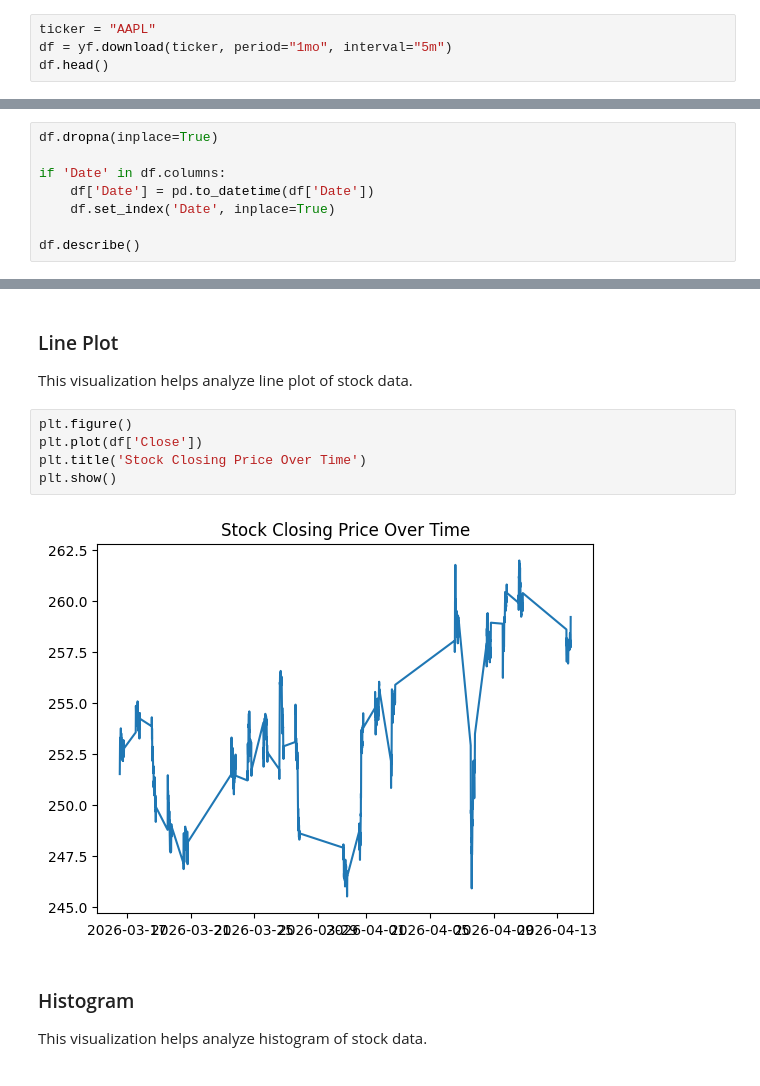
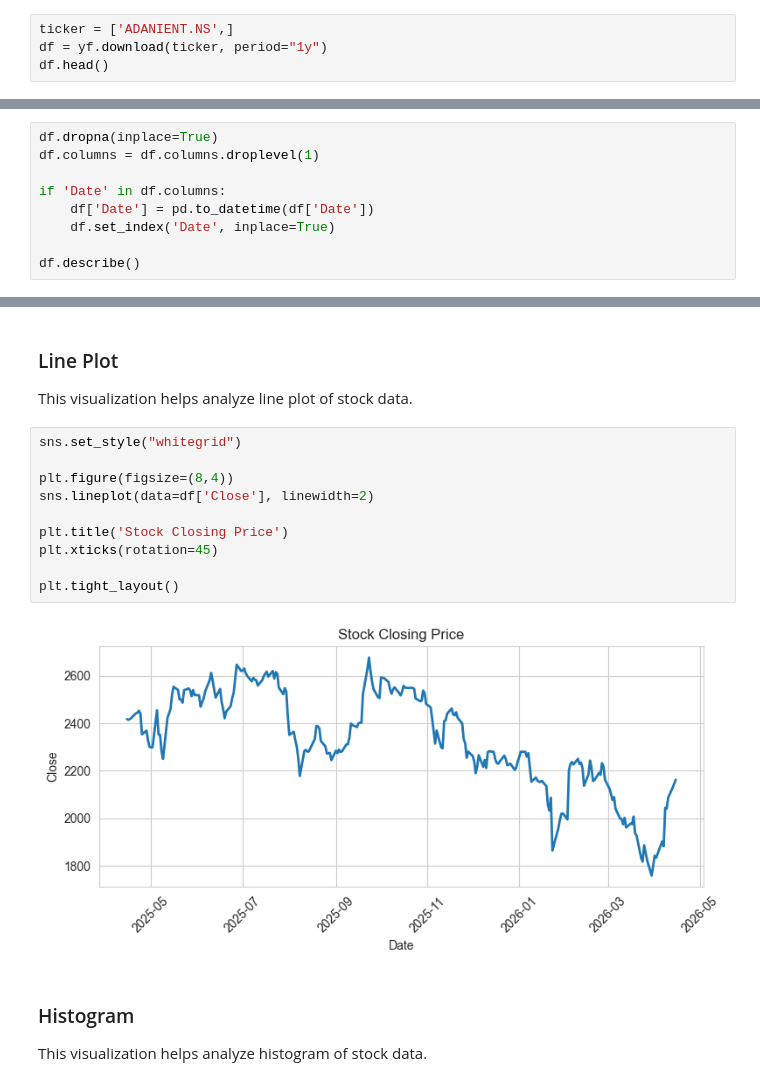
Before and after one commit to harsh4214/Practise-, a Jupyter notebook: Stock Project.ipynb, the cells around one changed output, grey strips where cells are left out. Drawn from its saved outputs; the diff is of its cells as text.

Commit message:
Used sns to upgrade my charts

```diff
--- a/Stock Project.ipynb
+++ b/Stock Project.ipynb
@@ -21,8 +21,8 @@ import yfinance as yf
 
 Load stock dataset from a CSV file. Replace 'stock_data.csv' with your dataset.
 # %%
-ticker = "AAPL"
-df = yf.download(ticker, period="1mo", interval="5m")
+ticker = ['ADANIENT.NS',]
+df = yf.download(ticker, period="1y")
 df.head()
 # %% [output]
 [*********************100%***********************]  1 of 1 completed
@@ -40,6 +40,7 @@ df.head()
 Handle missing values and format date column if present.
 # %%
 df.dropna(inplace=True)
+df.columns = df.columns.droplevel(1)
 
 if 'Date' in df.columns:
     df['Date'] = pd.to_datetime(df['Date'])
@@ -73,12 +76,17 @@ Different plots to understand trends, distributions, and relationships.
 
 This visualization helps analyze line plot of stock data.
 # %%
-plt.figure()
-plt.plot(df['Close'])
-plt.title('Stock Closing Price Over Time')
-plt.show()
+sns.set_style("whitegrid")
+
+plt.figure(figsize=(8,4))
+sns.lineplot(data=df['Close'], linewidth=2)
+
+plt.title('Stock Closing Price')
+plt.xticks(rotation=45)
+
+plt.tight_layout()
 # %% [output]
-[figure, old version]
+[figure, new version]
 # %% [markdown]
 ### Histogram
 
```
Also changed, not shown: parts of 13 cells of this notebook.
